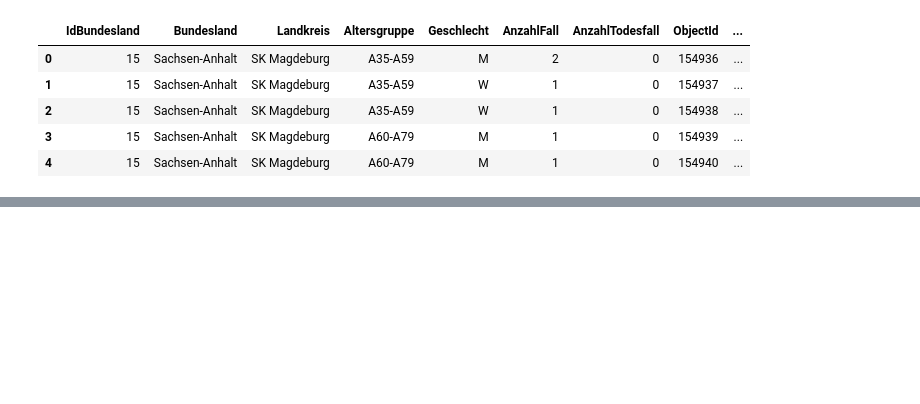
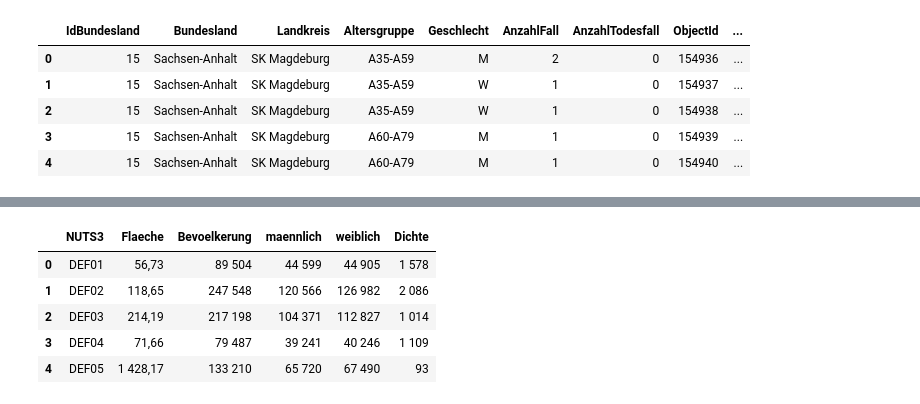
Before and after one commit to paulttt/SARS-CoV-2, a Jupyter notebook: Preprocessing.ipynb, the cells around one changed output, grey strips where cells are left out. Cells and saved outputs as stored; diff of their text form; code cells hidden in the pictures; blank space fills up the shorter version.

Commit message:
new data and further Preprocessing

```diff
--- a/Preprocessing.ipynb
+++ b/Preprocessing.ipynb
@@ -16,0 +30,13 @@ df = df[df['IdLandkreis']!='0-1']
+# %%
+BV = pd.read_csv('data/Landkreise1.csv', encoding = "utf-8", sep=';').drop(columns=['LandkreisId'])
+#BV['LandkreisId'] = BV['LandkreisId'].apply(lambda x: '{0:0>5}'.format(x))
+#BV['Bevoelkerung', ' maennlich', 'weiblich', 'Dichte'] = BV['Bevoelkerung', ' maennlich', 'weiblich', 'Dichte'].str.strip()
+#BV['Bevoelkerung'] = BV['Bevoelkerung'].str.strip()
+BV.head()
+# %% [output]
+|  | NUTS3 | Flaeche | Bevoelkerung | maennlich | weiblich | Dichte |
+| 0 | DEF01 | 56,73 | 89 504 | 44 599 | 44 905 | 1 578 |
+| 1 | DEF02 | 118,65 | 247 548 | 120 566 | 126 982 | 2 086 |
+| 2 | DEF03 | 214,19 | 217 198 | 104 371 | 112 827 | 1 014 |
+| 3 | DEF04 | 71,66 | 79 487 | 39 241 | 40 246 | 1 109 |
+| 4 | DEF05 | 1 428,17 | 133 210 | 65 720 | 67 490 | 93 |
```
Also changed, not shown: parts of 7 cells of this notebook, 4 other files.
